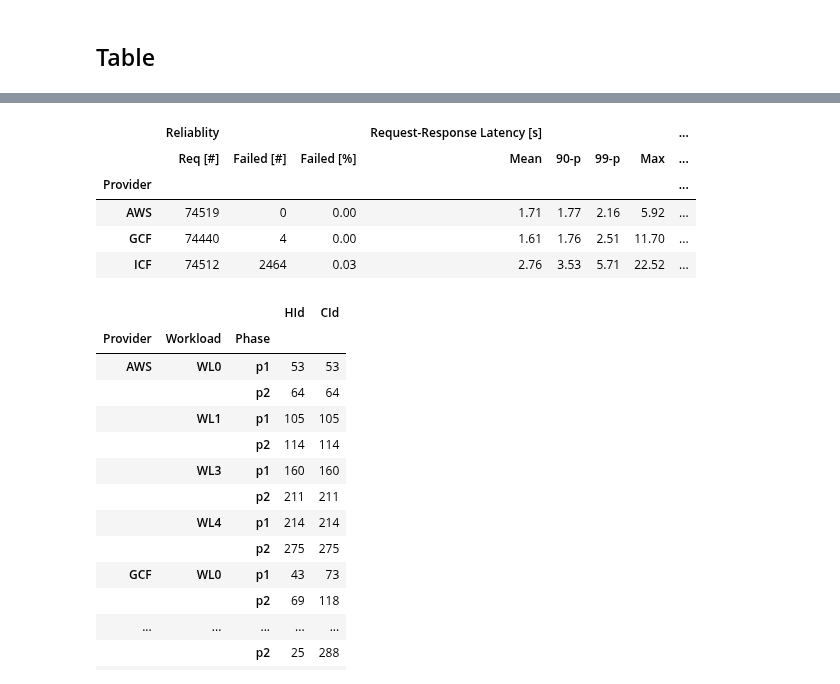
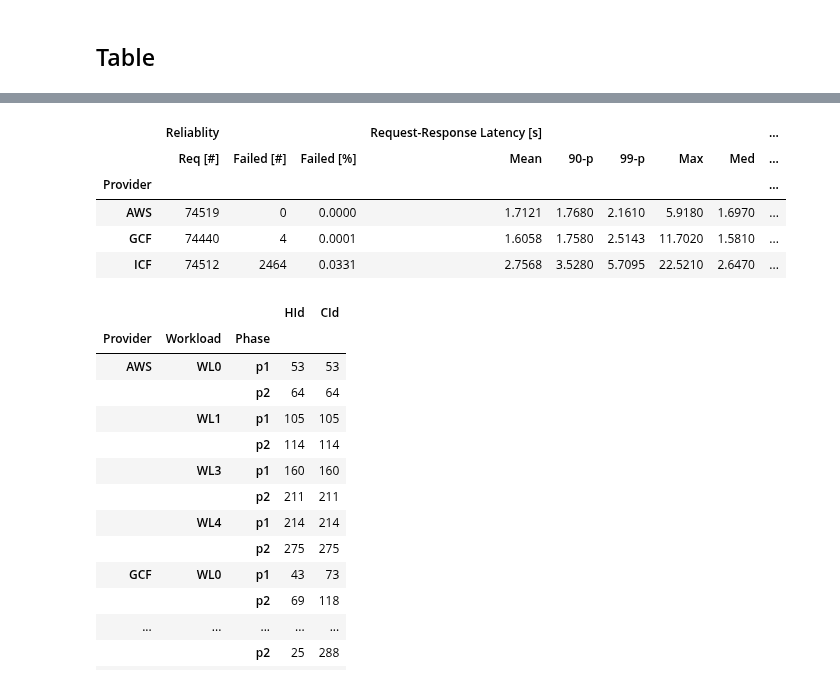
Before and after one commit to tawalaya/FaaSElasticityEngineering, a Jupyter notebook: ACR.ipynb, the cells around one changed output, grey strips where cells are left out. Drawn from its saved outputs; the diff is of its cells as text; code cells hidden in the pictures.

```diff
--- a/ACR.ipynb
+++ b/ACR.ipynb
@@ -403,16 +426,15 @@ df
 # %%
-p_old,r_old  = createMetrics(all_old,["aws","gcf","ibm"],["0,0,0.5","0,0,1","60,60,1","60,60,0.5"],[1],["Provider"])
-p_new,r_new = createMetrics(all_new,["aws","gcf","ibm"],["0,0,0.5","0,0,1","60,60,1","60,60,0.5"],[1],["Provider"])
+p_new,r_new = createMetrics(all_new,["aws","gcf","ibm"],["0,0,0.5","0,0,1","60,60,1","60,60,0.5"],[1],["Provider"],True)
+#Failiur Global
+pd.options.display.float_format = "{:,.4f}".format
+pd.concat([r_new,p_new],axis=1)
+# %% [output]
+|  | Reliablity |  |  | Request-Response Latency [s] |  |  |  |  | ... |
+|  | Req [#] | Failed [#] | Failed [%] | Mean | 90-p | 99-p | Max | Med | ... |
+| Provider |  |  |  |  |  |  |  |  | ... |
+| AWS | 74519 | 0 | 0.0000 | 1.7121 | 1.7680 | 2.1610 | 5.9180 | 1.6970 | ... |
+| GCF | 74440 | 4 | 0.0001 | 1.6058 | 1.7580 | 2.5143 | 11.7020 | 1.5810 | ... |
+| ICF | 74512 | 2464 | 0.0331 | 2.7568 | 3.5280 | 5.7095 | 22.5210 | 2.6470 | ... |
-# %%
-#Failiur Global
-pd.concat([r_new,p_new],axis=1)
-# %% [output]
-|  | Reliablity |  |  | Request-Response Latency [s] |  |  |  | ... |
-|  | Req [#] | Failed [#] | Failed [%] | Mean | 90-p | 99-p | Max | ... |
-| Provider |  |  |  |  |  |  |  | ... |
-| AWS | 74519 | 0 | 0.00 | 1.71 | 1.77 | 2.16 | 5.92 | ... |
-| GCF | 74440 | 4 | 0.00 | 1.61 | 1.76 | 2.51 | 11.70 | ... |
-| ICF | 74512 | 2464 | 0.03 | 2.76 | 3.53 | 5.71 | 22.52 | ... |
 # %%
 d_new = paperDataSet(all_new,["aws","gcf","ibm"],["0,0,0.5","0,0,1","60,60,1","60,60,0.5"],[1])
 
```
Also changed, not shown: parts of 4 cells of this notebook, 2 other files.
